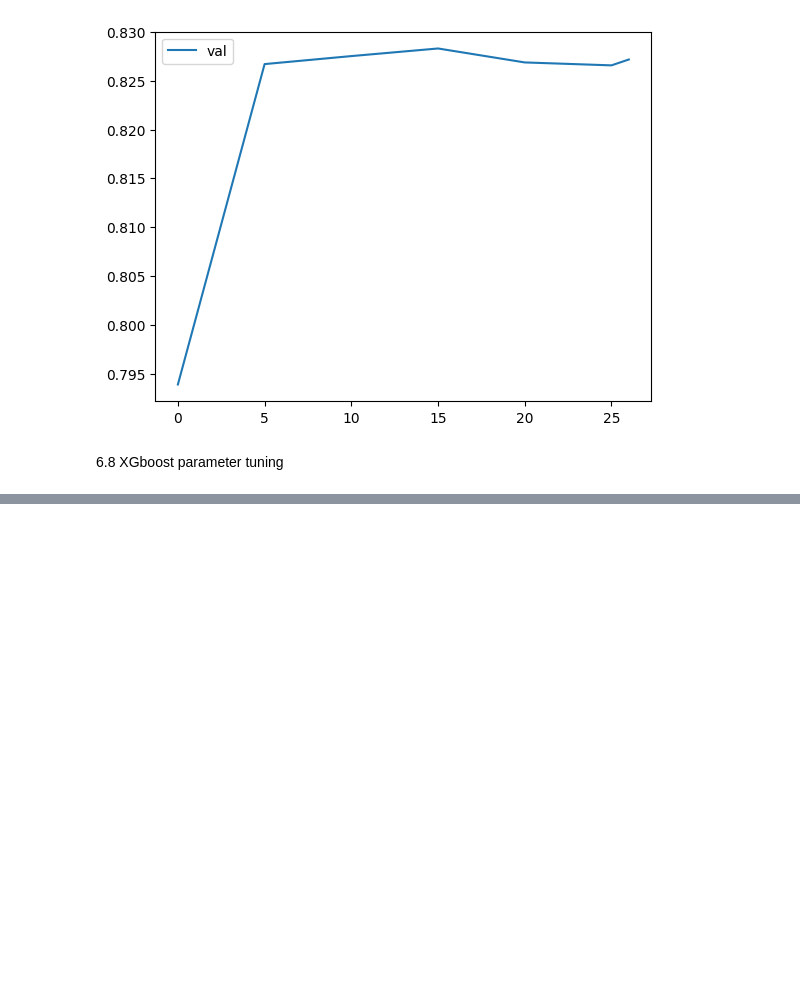
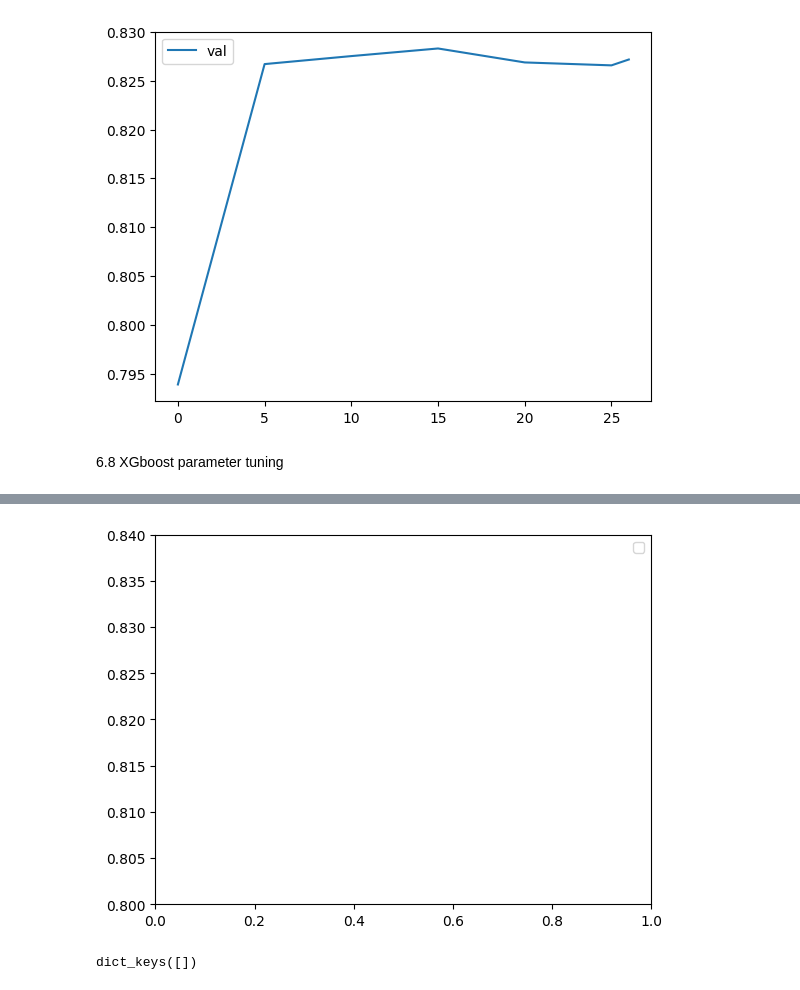
Before and after one commit to mireillehaddad/Machine-Learning, a Jupyter notebook: 06-trees /credit-risk.ipynb, the cells around one changed output, grey strips where cells are left out. Drawn from its saved outputs; the diff is of its cells as text; code cells hidden in the pictures; blank space fills up the shorter version.

```diff
--- a/06-trees /credit-risk.ipynb
+++ b/06-trees /credit-risk.ipynb
@@ -761,0 +814,13 @@ Tuning the following parameters:
+# %%
+for max_depth, df_score in scores.items():
+    plt.plot(df_score['num_iter'], df_score['val_auc'], label=f"depth={max_depth}")
+
+plt.ylim(0.8, 0.84)
+plt.legend()
+plt.show()
+# %% [output]
+[figure, added]
+# %%
+print(scores.keys())
+# %% [output]
+dict_keys([])
```
Also changed, not shown: parts of 23 cells of this notebook.
